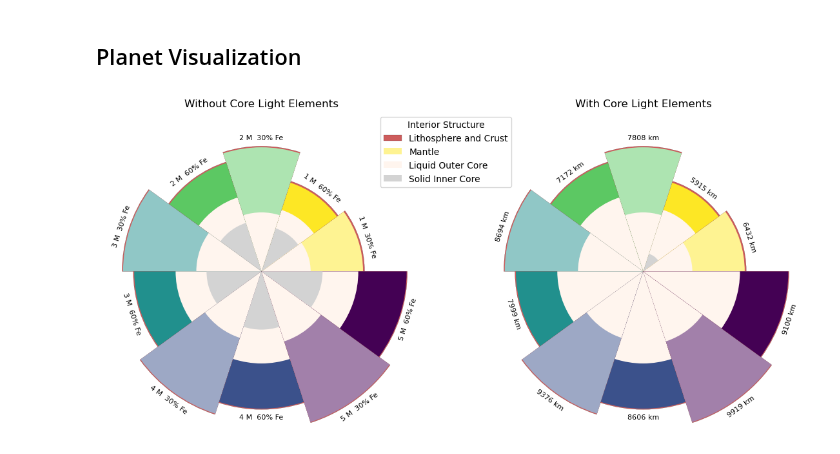
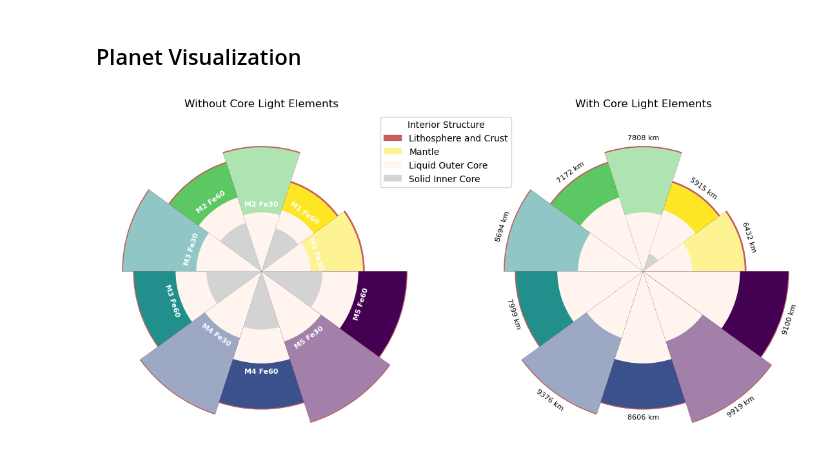
Before and after one commit to louis-mueller/geodynamo, a Jupyter notebook: core/planet_visualization.ipynb, the cells around one changed output. Cells and saved outputs as stored; diff of their text form; code cells hidden in the pictures.

Commit message:
minor edits to planet vis

```diff
--- a/core/planet_visualization.ipynb
+++ b/core/planet_visualization.ipynb
@@ -49,4 +41,18 @@ for prof in profs:
 # %%
+# from profs.res load the data as a dataframe with 14 columns that are delimitered by whitespace
+def load_data(profs, lbl):
+    planets = {}
+    labels = {}
+    for prof in profs:
+        df = pd.read_csv(prof,delimiter=r'\s+', names=names)
+        i = profs.index(prof)
+        df['P'] = df['P']*1.0e9
+        df['alpha'] = df['alpha']*1.0e5
+        prof = prof[0:6]
+        planets[prof] = df
+        labels[prof] = lbl[i]
+    return planets, labels
+
 def lighten_color(clr, amount=0.5):
     r, g, b, a = clr  # Unpack RGBA components
 
@@ -63,6 +69,11 @@ def T_m2014(P, x_light=0):
     T_melt = 6500 * (P*1e-9 / 340)**0.515 * 1 / (1 - np.log(1 - x_light))
     return T_melt
 # %%
+planets1, labels1 = load_data(profs, lbl)
+
+# change this to load the data with core light elements
+planets2, labels2 = load_data(profs, lbl2)
+
 fig, ax = plt.subplots(1,2,figsize=(14, 8), subplot_kw={'aspect': 'equal'})
 
 # Parameters
@@ -77,6 +88,12 @@ for index, xi in enumerate(xlight):
     i = 0
     Rp_ = []
     angle = -theta_extent*2
+    if index == 0:
+        planets = planets1
+        lbl = labels1
+    else:
+        planets = planets2
+        lbl = labels2
     for key, lib in planets.items():
 
         Rp = lib['r'][0]/1000
@@ -128,9 +145,9 @@ for index, xi in enumerate(xlight):
                 c = 'seashell'
                 line = 0
                 if index == 0:
-                    ax[index].text((Rp+500)*np.cos(np.radians(theta_start+theta_extent/2)),
-                                (Rp+500)*np.sin(np.radians(theta_start+theta_extent/2)),
-                                lbl[i], fontsize=8, ha='center', va='center', color='black', rotation=angle)
+                    ax[index].text((Rc+500)*np.cos(np.radians(theta_start+theta_extent/2)),
+                                (Rc+500)*np.sin(np.radians(theta_start+theta_extent/2)),
+                                lbl[i], fontsize=8, ha='center', va='center', color='white', weight='bold', rotation=angle)
 
                 else:
                     ax[index].text((500+Rp)*np.cos(np.radians(theta_start+theta_extent/2)),
@@ -143,31 +160,31 @@ for index, xi in enumerate(xlight):
                     label = layers[0]
                 else:
                     label = None
 
             wedge = Wedge(center=(0, 0), r=R, theta1=theta_start, theta2=theta_start + theta_extent,
                         facecolor=c, edgecolor='black', lw=line, alpha=1, label=label)
 
             ax[index].add_patch(wedge)
 
         theta_start += theta_extent
         angle += theta_extent
         if angle > 100:
             angle -= 180
         i += 1
 
 max_r = max(Rp_)
 
 ttl = ('Without Core Light Elements','With Core Light Elements')
 # Set plot limits to ensure all wedges are visible
 for i in range(2):
     ax[i].set_title(ttl[i])
     ax[i].set_xlim(-max_r, max_r)
     ax[i].set_ylim(-max_r, max_r)
     ax[i].set_xlabel('X [km]')
     ax[i].set_ylabel('Y [km]')
     ax[i].axis('off')
 
 plt.legend(loc='upper right', bbox_to_anchor=(0.1, 1.0), title='Interior Structure')
 plt.savefig('planet_structure_rhoxi0.svg')
 # %% [output]
-[figure, old version]
+[figure, new version]
```
Also changed, not shown: parts of 1 cell of this notebook, 2 other files.
